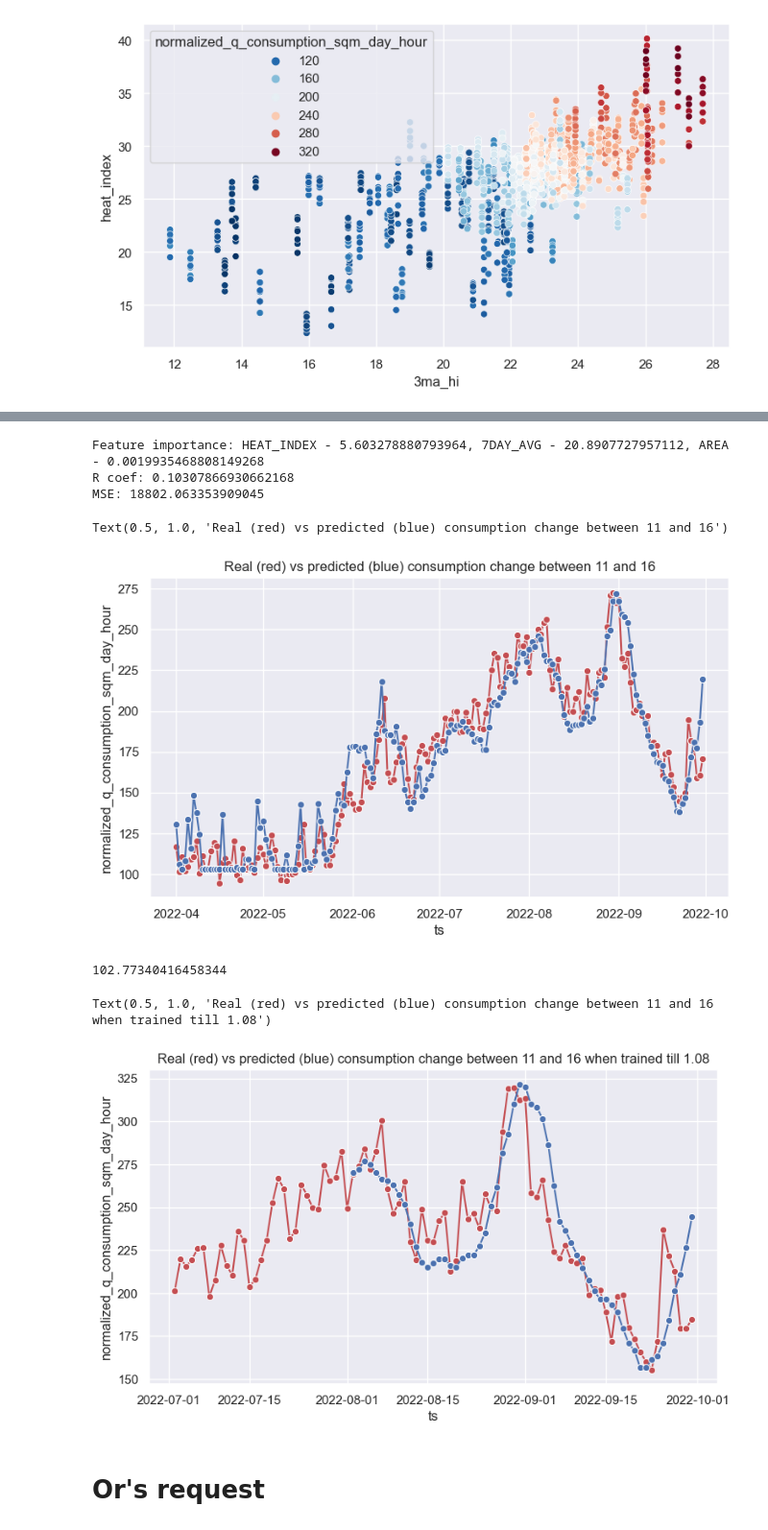
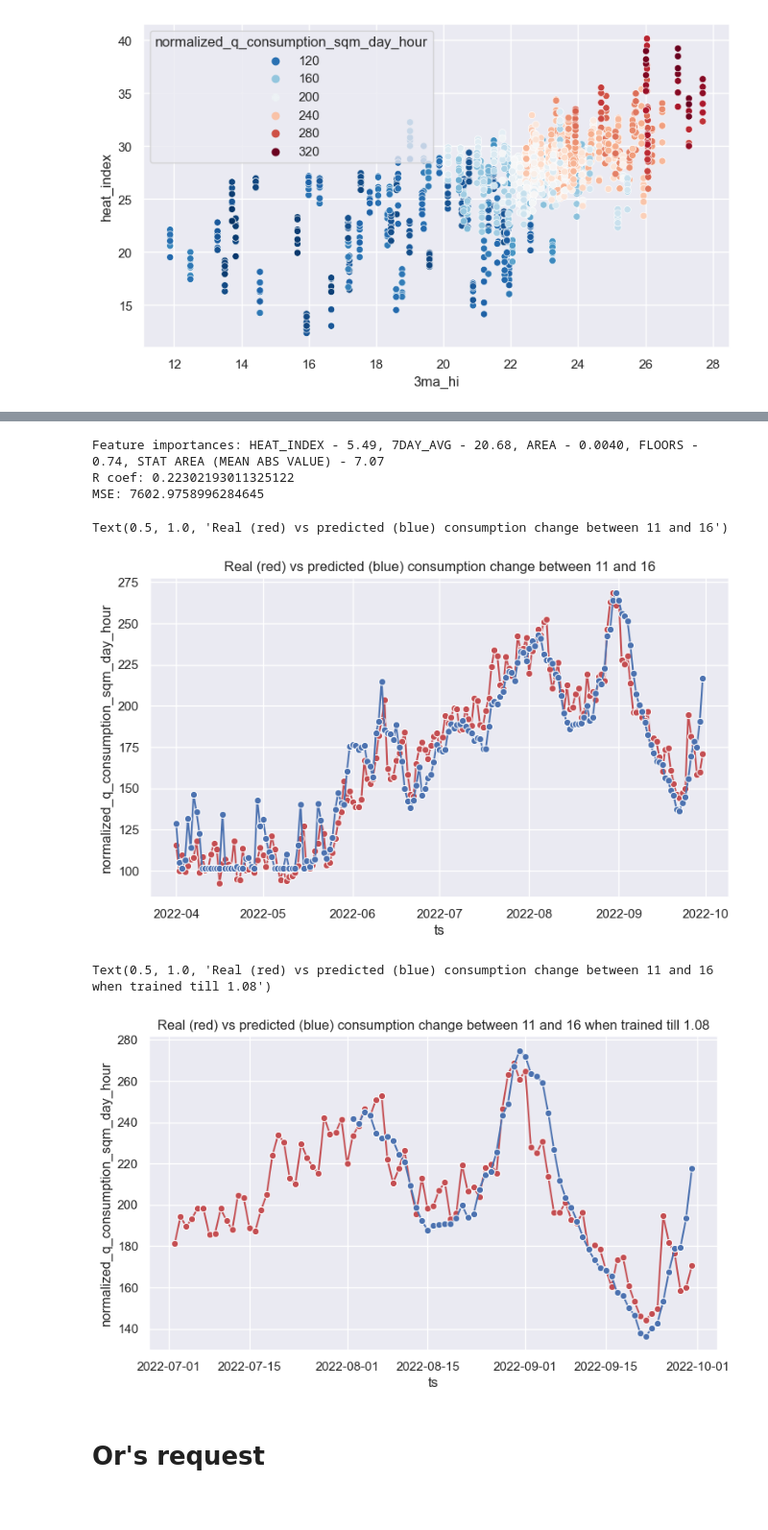
Before and after one commit to shtota/iec, a Jupyter notebook: analysis_modiin.ipynb, the cells around one changed output, grey strips where cells are left out. Shown at 96% size. Saved outputs shown, nothing was run; the diff lists cells and outputs as text; code cells hidden in the pictures.

```diff
--- a/analysis_modiin.ipynb
+++ b/analysis_modiin.ipynb
@@ -154,0 +124,3 @@ full_day_df.id.nunique()
+# %%
+full_day_df = full_day_df[full_day_df.floors > 0]
+full_day_df.id.nunique()
@@ -373,9 +354,10 @@ Index(['total', 'id', 'count_reg', 'city', 'month', 'day', 'weekday',
       dtype='object')
 # %%
 from sklearn import linear_model
-from sklearn.metrics import mean_squared_error
+from sklearn.metrics import mean_squared_error, r2_score
+from sklearn.preprocessing import OneHotEncoder
 CUTOFF = 20
-data = warm_h_df[(warm_h_df.hour > 16) & (warm_h_df.hour < 20)][['heat_index', '5ma_hi', '3ma_hi', '7ma_hi', 'normalized_q_consumption_sqm_day_hour', 'normalized_q_consumption_sqm', 'ts', 'area']]
+data = warm_h_df[(warm_h_df.hour > 16) & (warm_h_df.hour < 20)][['heat_index', '5ma_hi', '3ma_hi', '7ma_hi', 'normalized_q_consumption_sqm_day_hour', 'normalized_q_consumption_sqm', 'ts', 'area', 'floors', 'stat_area']]
 data['shifted_hi'] = np.clip(data.heat_index - CUTOFF, 0, None)
 data['shifted_5ma_hi'] = np.clip(data['5ma_hi'] - CUTOFF, 0, None)
 data['shifted_3ma_hi'] = np.clip(data['3ma_hi'] - CUTOFF, 0, None)
@@ -387,11 +369,15 @@ data.head(1)
+# %%
+enc = OneHotEncoder(handle_unknown='ignore')
 # %%
 y = data.normalized_q_consumption_sqm_day_hour
-X = data[['shifted_hi', 'shifted_7ma_hi', 'area']]
+X = np.array(data[['shifted_hi', 'shifted_7ma_hi', 'area', 'floors']])
+encoded = enc.fit_transform(data[['stat_area']]).todense().A
+X = np.concatenate([X,encoded], axis=1)
 regr = linear_model.LinearRegression()
 regr.fit(X, y)
 preds = regr.predict(X)
 data['preds'] = preds
-print(f'Feature importance: HEAT_INDEX - {regr.coef_[0]}, 7DAY_AVG - {regr.coef_[1]}, AREA - {regr.coef_[2]}')
+print(f'Feature importances: HEAT_INDEX - {regr.coef_[0]:.2f}, 7DAY_AVG - {regr.coef_[1]:.2f}, AREA - {regr.coef_[2]:.4f}, FLOORS - {regr.coef_[3]:.2f}, STAT AREA (MEAN ABS VALUE) - {np.mean(np.abs(regr.coef_)[4:]):.2f}')
 print(f'R coef: {regr.score(X, y)}')
 print(f'MSE: {mean_squared_error(y, preds)}')
 plt.figure(figsize=(9, 5))
@@ -400,29 +386,27 @@ sns.lineplot(data=gr, x='ts', y='normalized_q_consumption_sqm_day_hour', color='
 f = sns.lineplot(data=gr, x='ts', y='preds', color='b', marker='o')
 f.set_title('Real (red) vs predicted (blue) consumption change between 11 and 16')
 # %% [output]
-Feature importance: HEAT_INDEX - 5.603278880793964, 7DAY_AVG - 20.8907727957112, AREA - 0.0019935468808149268
-R coef: 0.10307866930662168
-MSE: 18802.063353909045
+Feature importances: HEAT_INDEX - 5.49, 7DAY_AVG - 20.68, AREA - 0.0040, FLOORS - 0.74, STAT AREA (MEAN ABS VALUE) - 7.07
+R coef: 0.22302193011325122
+MSE: 7602.9758996284645
 Text(0.5, 1.0, 'Real (red) vs predicted (blue) consumption change between 11 and 16')
-[figure, old version]
+[figure, new version]
-# %%
-regr.intercept_
-# %% [output]
-102.77340416458344
 # %%
 y = data[data.ts < pd.Timestamp('2022-08-01')].normalized_q_consumption_sqm_day_hour
-X = data[data.ts < pd.Timestamp('2022-08-01')][['shifted_hi', 'shifted_7ma_hi']]
+X = np.array(data[data.ts < pd.Timestamp('2022-08-01')][['shifted_hi', 'shifted_7ma_hi', 'area', 'floors']])
+encoded_small = enc.fit_transform(data[data.ts < pd.Timestamp('2022-08-01')][['stat_area']]).todense().A
+X = np.concatenate([X,encoded_small], axis=1)
 regr = linear_model.LinearRegression()
 regr.fit(X, y)
-data['preds'] = regr.predict(data[['shifted_hi', 'shifted_7ma_hi']])
+data['preds'] = regr.predict(np.concatenate([data[['shifted_hi', 'shifted_7ma_hi', 'area', 'floors']],encoded], axis=1))
 plt.figure(figsize=(9, 5))
 gr = data.groupby(data.ts.dt.floor('D')).mean(numeric_only=True).reset_index()
 sns.lineplot(data=gr[gr.ts > pd.Timestamp('2022-07-01')], x='ts', y='normalized_q_consumption_sqm_day_hour', color='r', marker='o')
 f = sns.lineplot(data=gr[gr.ts > pd.Timestamp('2022-08-01')], x='ts', y='preds', color='b', marker='o')
 f.set_title('Real (red) vs predicted (blue) consumption change between 11 and 16 when trained till 1.08')
 # %% [output]
 Text(0.5, 1.0, 'Real (red) vs predicted (blue) consumption change between 11 and 16 when trained till 1.08')
-[figure, old version]
+[figure, new version]
 # %% [markdown]
 # Or's request
 # %%
```
Also changed, not shown: parts of 33 cells of this notebook, 3 other files.
